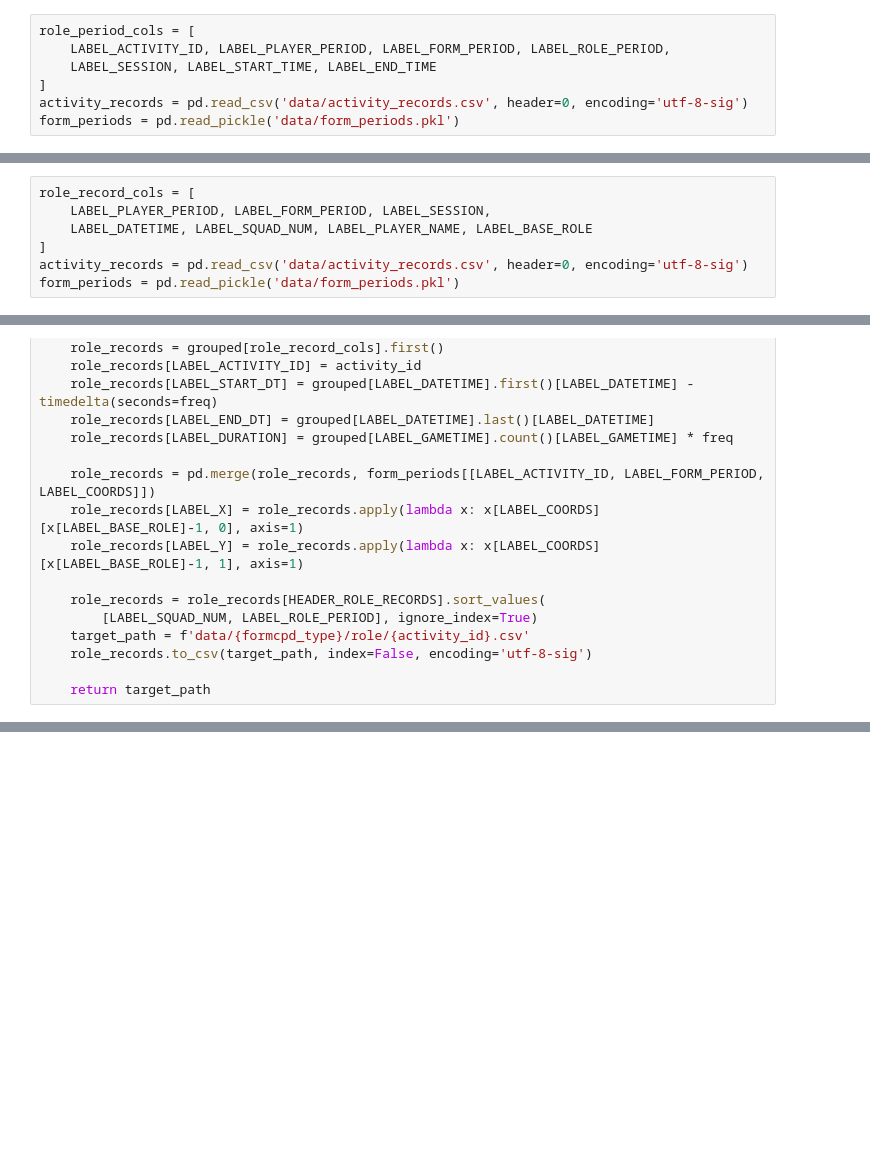
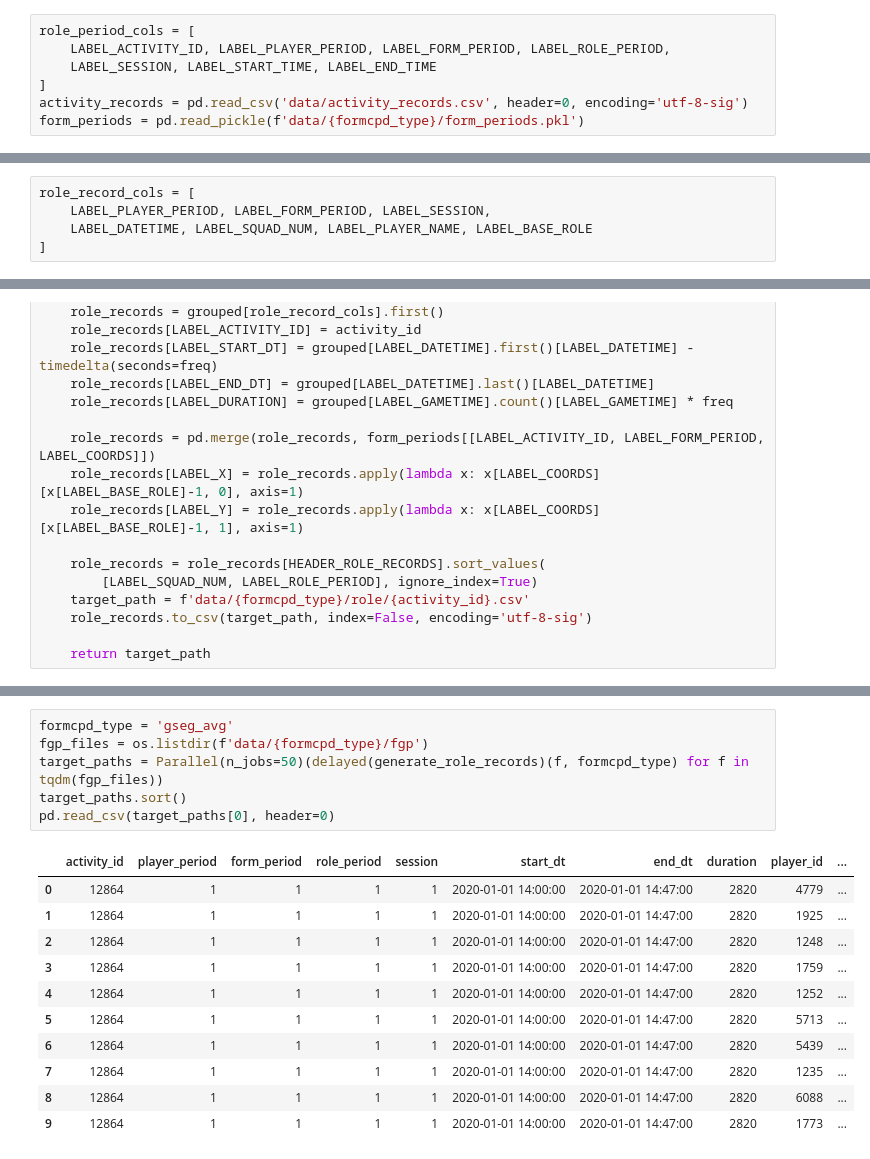
Before and after one commit to pientist/soccercpd, a Jupyter notebook: src/data_wrangler.ipynb, the cells around one changed output, grey strips where cells are left out. Cells and saved outputs as stored; diff of their text form; blank space fills up the shorter version.

```diff
--- a/src/data_wrangler.ipynb
+++ b/src/data_wrangler.ipynb
@@ -62,7 +62,7 @@ role_period_cols = [
     LABEL_SESSION, LABEL_START_TIME, LABEL_END_TIME
 ]
 activity_records = pd.read_csv('data/activity_records.csv', header=0, encoding='utf-8-sig')
-form_periods = pd.read_pickle('data/form_periods.pkl')
+form_periods = pd.read_pickle(f'data/{formcpd_type}/form_periods.pkl')
 # %%
 def generate_role_period_records(fgp_file, formcpd_type='gseg_avg'):
     activity_id = int(fgp_file.split('.')[0])
@@ -109,8 +109,6 @@ role_record_cols = [
     LABEL_PLAYER_PERIOD, LABEL_FORM_PERIOD, LABEL_SESSION,
     LABEL_DATETIME, LABEL_SQUAD_NUM, LABEL_PLAYER_NAME, LABEL_BASE_ROLE
 ]
-activity_records = pd.read_csv('data/activity_records.csv', header=0, encoding='utf-8-sig')
-form_periods = pd.read_pickle('data/form_periods.pkl')
 # %%
 def generate_role_records(fgp_file, formcpd_type='gseg_avg', freq=1):
     activity_id = int(fgp_file.split('.')[0])
@@ -164 +136,19 @@ pd.read_csv(target_paths[0], header=0)
+# %%
+formcpd_type = 'gseg_avg'
+fgp_files = os.listdir(f'data/{formcpd_type}/fgp')
+target_paths = Parallel(n_jobs=50)(delayed(generate_role_records)(f, formcpd_type) for f in tqdm(fgp_files))
+target_paths.sort()
+pd.read_csv(target_paths[0], header=0)
+# %% [output]
+|  | activity_id | player_period | form_period | role_period | session | start_dt | end_dt | duration | player_id | ... |
+| 0 | 12864 | 1 | 1 | 1 | 1 | 2020-01-01 14:00:00 | 2020-01-01 14:47:00 | 2820 | 4779 | ... |
+| 1 | 12864 | 1 | 1 | 1 | 1 | 2020-01-01 14:00:00 | 2020-01-01 14:47:00 | 2820 | 1925 | ... |
+| 2 | 12864 | 1 | 1 | 1 | 1 | 2020-01-01 14:00:00 | 2020-01-01 14:47:00 | 2820 | 1248 | ... |
+| 3 | 12864 | 1 | 1 | 1 | 1 | 2020-01-01 14:00:00 | 2020-01-01 14:47:00 | 2820 | 1759 | ... |
+| 4 | 12864 | 1 | 1 | 1 | 1 | 2020-01-01 14:00:00 | 2020-01-01 14:47:00 | 2820 | 1252 | ... |
+| 5 | 12864 | 1 | 1 | 1 | 1 | 2020-01-01 14:00:00 | 2020-01-01 14:47:00 | 2820 | 5713 | ... |
+| 6 | 12864 | 1 | 1 | 1 | 1 | 2020-01-01 14:00:00 | 2020-01-01 14:47:00 | 2820 | 5439 | ... |
+| 7 | 12864 | 1 | 1 | 1 | 1 | 2020-01-01 14:00:00 | 2020-01-01 14:47:00 | 2820 | 1235 | ... |
+| 8 | 12864 | 1 | 1 | 1 | 1 | 2020-01-01 14:00:00 | 2020-01-01 14:47:00 | 2820 | 6088 | ... |
+| 9 | 12864 | 1 | 1 | 1 | 1 | 2020-01-01 14:00:00 | 2020-01-01 14:47:00 | 2820 | 1773 | ... |
 # %%
```
Also changed, not shown: parts of 4 cells of this notebook.
